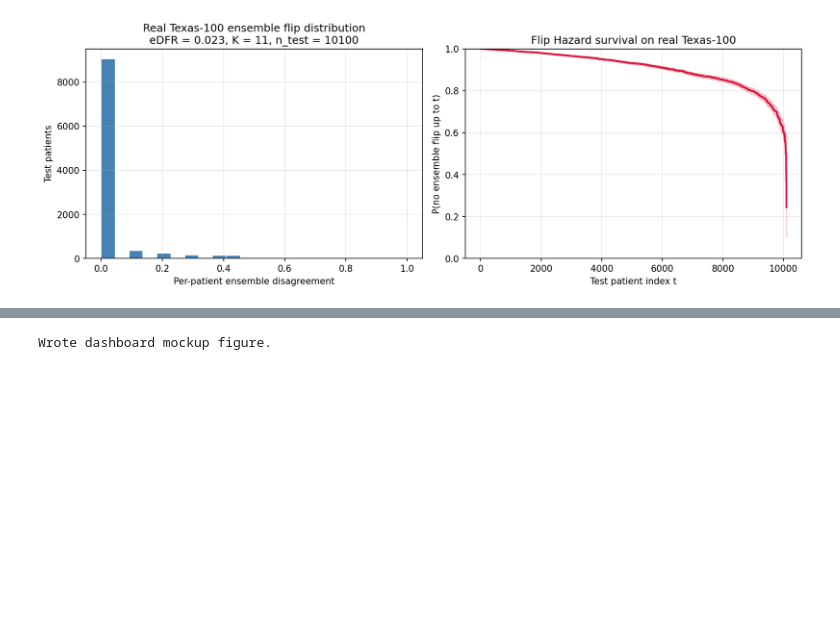
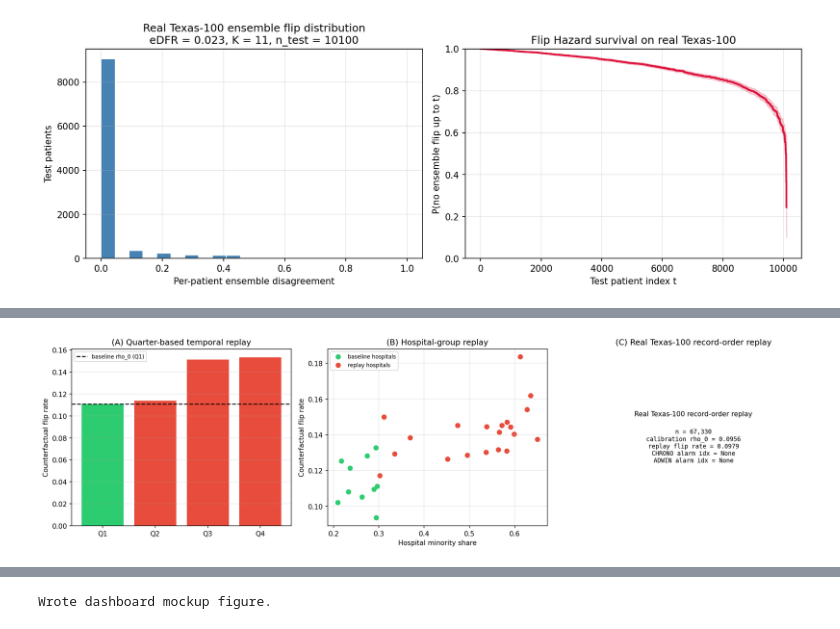
Before and after one commit to MdJoy31/Length-of-stay-prediction-using-Texas100x--Fairness, a Jupyter notebook: chrono_fair/CHRONO_Fair_End_to_End.ipynb, the cells around one changed output, grey strips where cells are left out. Saved outputs shown, nothing was run; the diff lists cells and outputs as text; code cells hidden in the pictures; blank space fills up the shorter version.

```diff
--- a/chrono_fair/CHRONO_Fair_End_to_End.ipynb
+++ b/chrono_fair/CHRONO_Fair_End_to_End.ipynb
@@ -494,0 +577,4 @@ display(Image(filename=os.path.join(FIG, 'fig15_real_texas100.png')))
+# %%
+display(Image(filename=os.path.join(FIG, 'fig16_replay.png')))
+# %% [output]
+[figure, added]
```
Also changed, not shown: parts of 29 cells of this notebook, 13 other files.
